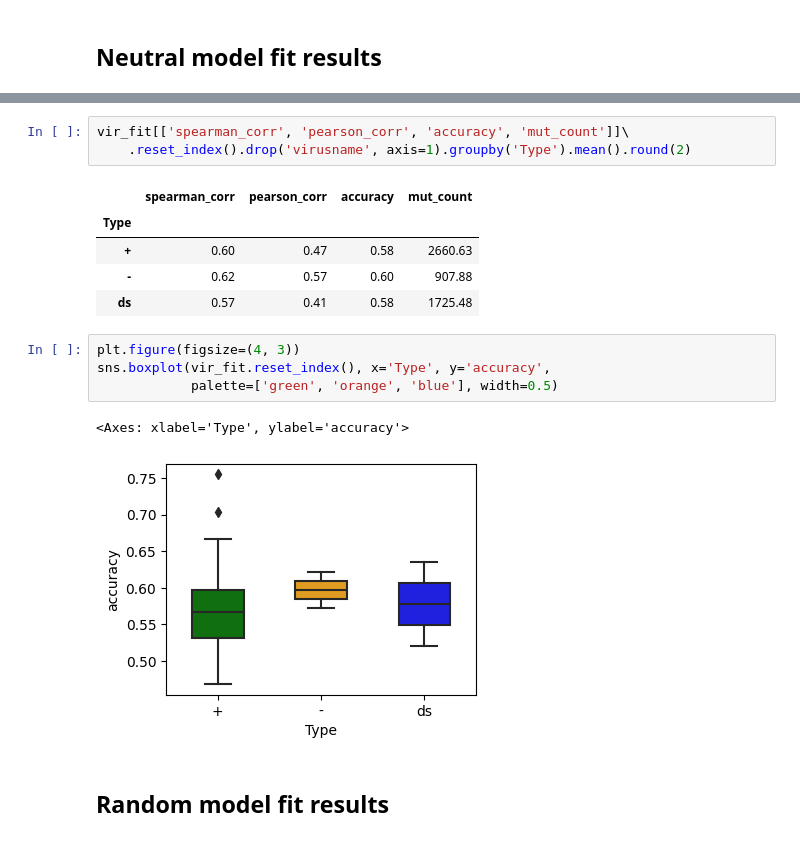
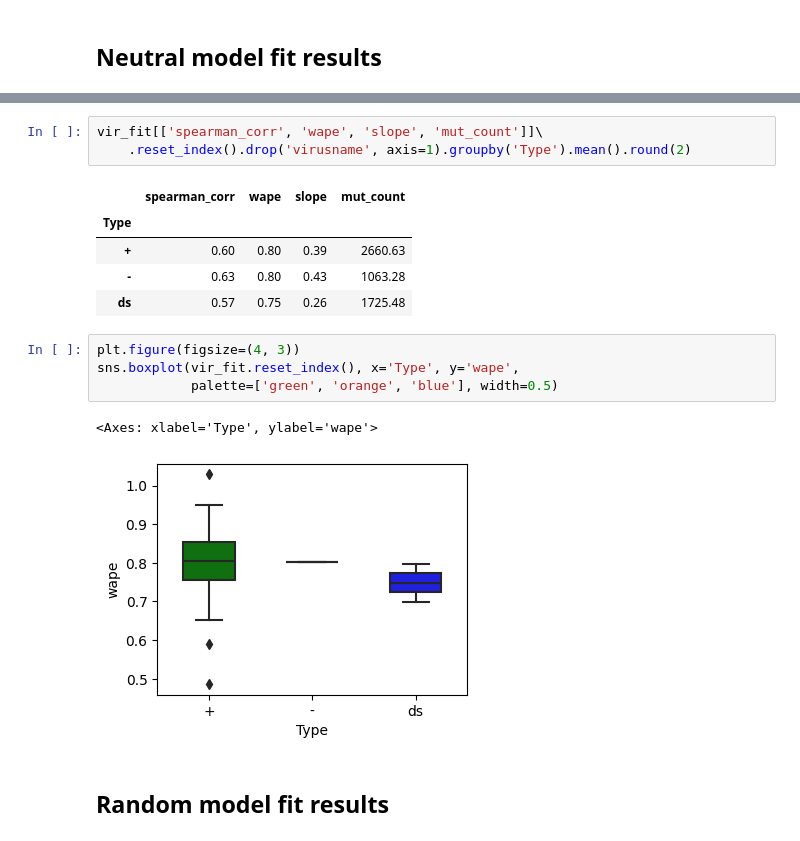
Before and after one commit to mitoclub/RNAViralMutSpec, a Jupyter notebook: viral_spectra/model_fit_workflow.ipynb, the cells around one changed output, grey strips where cells are left out. Saved outputs shown, nothing was run; the diff lists cells and outputs as text.

Commit message:
fig 1 done; wape added to metrics and recompuded

```diff
--- a/viral_spectra/model_fit_workflow.ipynb
+++ b/viral_spectra/model_fit_workflow.ipynb
@@ -155,19 +155,19 @@ vir_fit[['spearman_corr', 'pearson_corr',
 # %%
-vir_fit[['spearman_corr', 'pearson_corr', 'accuracy', 'mut_count']]\
+vir_fit[['spearman_corr', 'wape', 'slope', 'mut_count']]\
     .reset_index().drop('virusname', axis=1).groupby('Type').mean().round(2)
 # %% [output]
-|  | spearman_corr | pearson_corr | accuracy | mut_count |
+|  | spearman_corr | wape | slope | mut_count |
 | Type |  |  |  |  |
-| + | 0.60 | 0.47 | 0.58 | 2660.63 |
-| - | 0.62 | 0.57 | 0.60 | 907.88 |
-| ds | 0.57 | 0.41 | 0.58 | 1725.48 |
+| + | 0.60 | 0.80 | 0.39 | 2660.63 |
+| - | 0.63 | 0.80 | 0.43 | 1063.28 |
+| ds | 0.57 | 0.75 | 0.26 | 1725.48 |
 # %%
 plt.figure(figsize=(4, 3))
-sns.boxplot(vir_fit.reset_index(), x='Type', y='accuracy',
+sns.boxplot(vir_fit.reset_index(), x='Type', y='wape',
             palette=['green', 'orange', 'blue'], width=0.5)
 # %% [output]
-<Axes: xlabel='Type', ylabel='accuracy'>
+<Axes: xlabel='Type', ylabel='wape'>
-[figure, old version]
+[figure, new version]
 # %% [markdown]
 ## Random model fit results
 # %%
```
Also changed, not shown: parts of 5 cells of this notebook, 19 other files.
